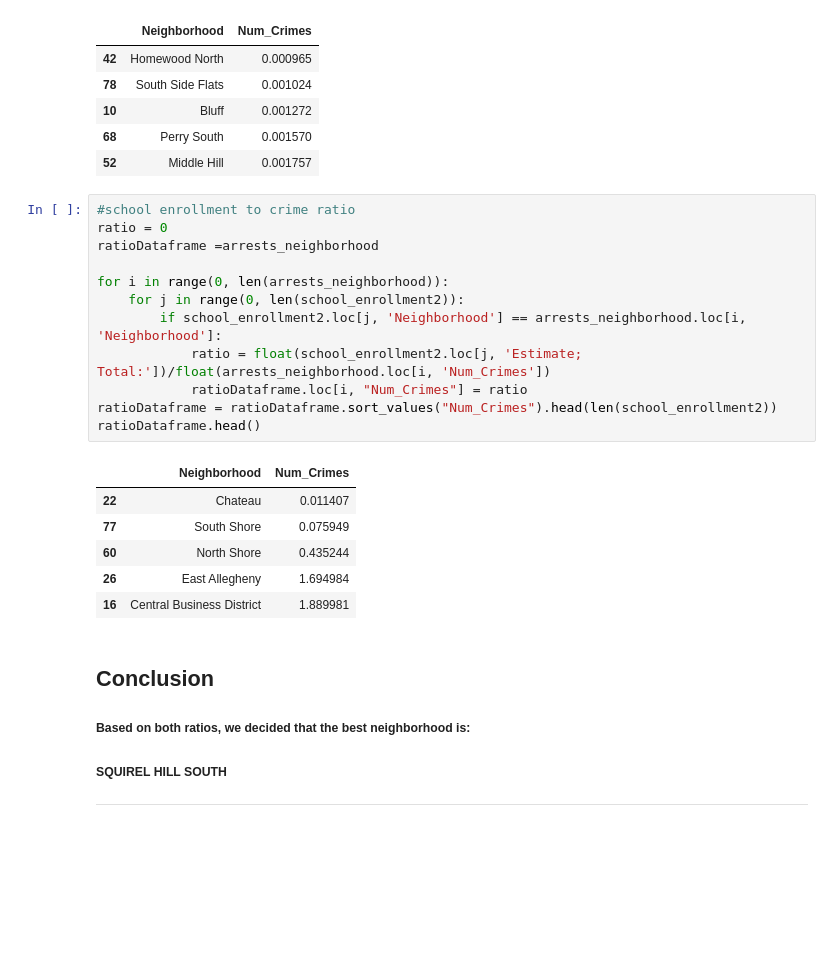
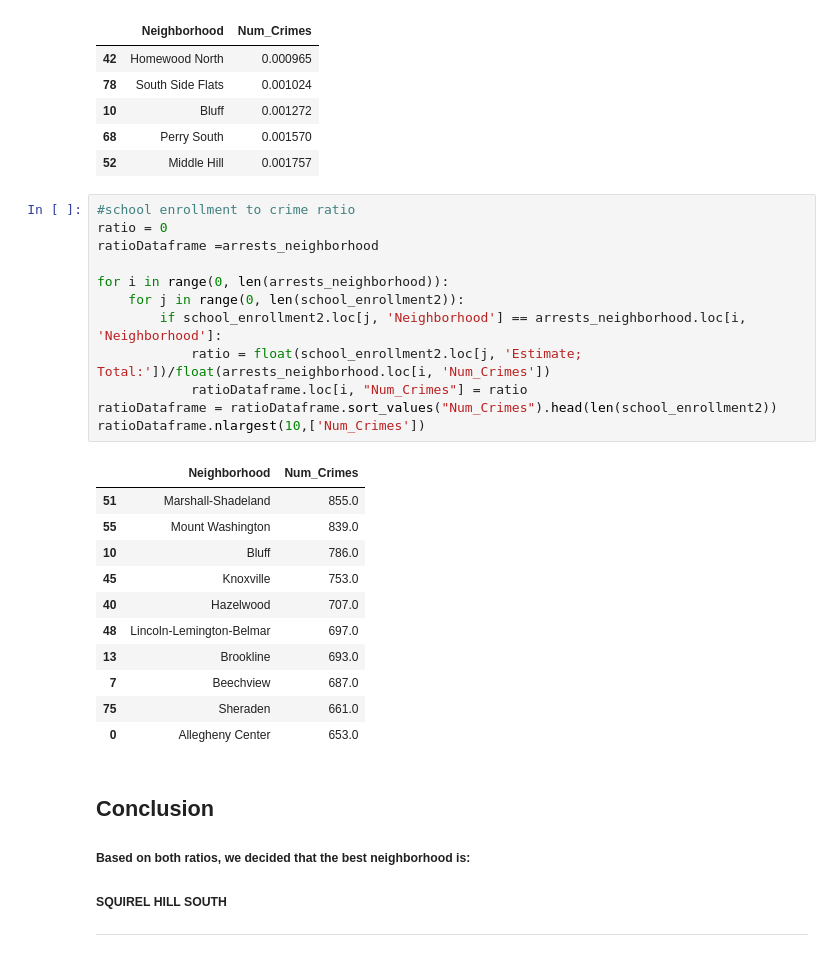
Before and after one commit to matgut33/0010-Final, a Jupyter notebook: Final-Project.ipynb, the cells around one changed output. Saved outputs shown, nothing was run; the diff lists cells and outputs as text; blank space fills up the shorter version.

```diff
--- a/Final-Project.ipynb
+++ b/Final-Project.ipynb
@@ -200,22 +207,27 @@ ratioDataframe.head()
 # %%
 #school enrollment to crime ratio
 ratio = 0
 ratioDataframe =arrests_neighborhood
 
 for i in range(0, len(arrests_neighborhood)):
     for j in range(0, len(school_enrollment2)):
         if school_enrollment2.loc[j, 'Neighborhood'] == arrests_neighborhood.loc[i, 'Neighborhood']:
             ratio = float(school_enrollment2.loc[j, 'Estimate; Total:'])/float(arrests_neighborhood.loc[i, 'Num_Crimes'])
             ratioDataframe.loc[i, "Num_Crimes"] = ratio
 ratioDataframe = ratioDataframe.sort_values("Num_Crimes").head(len(school_enrollment2))
-ratioDataframe.head()
+ratioDataframe.nlargest(10,['Num_Crimes'])
 # %% [output]
 |  | Neighborhood | Num_Crimes |
-| 22 | Chateau | 0.011407 |
-| 77 | South Shore | 0.075949 |
-| 60 | North Shore | 0.435244 |
-| 26 | East Allegheny | 1.694984 |
-| 16 | Central Business District | 1.889981 |
+| 51 | Marshall-Shadeland | 855.0 |
+| 55 | Mount Washington | 839.0 |
+| 10 | Bluff | 786.0 |
+| 45 | Knoxville | 753.0 |
+| 40 | Hazelwood | 707.0 |
+| 48 | Lincoln-Lemington-Belmar | 697.0 |
+| 13 | Brookline | 693.0 |
+| 7 | Beechview | 687.0 |
+| 75 | Sheraden | 661.0 |
+| 0 | Allegheny Center | 653.0 |
 # %% [markdown]
 ## Conclusion
 ##### Based on both ratios, we decided that the best neighborhood is:
```
Also changed, not shown: parts of 3 cells of this notebook.
